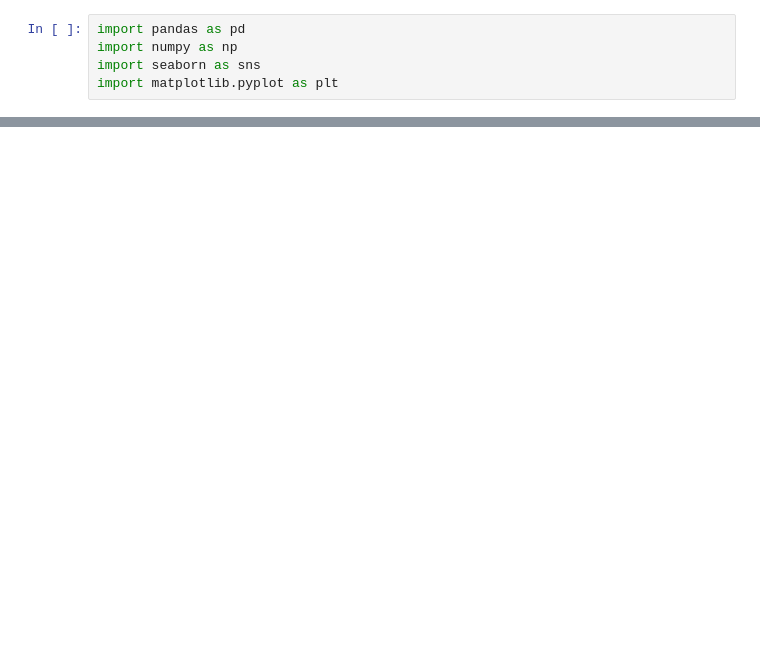
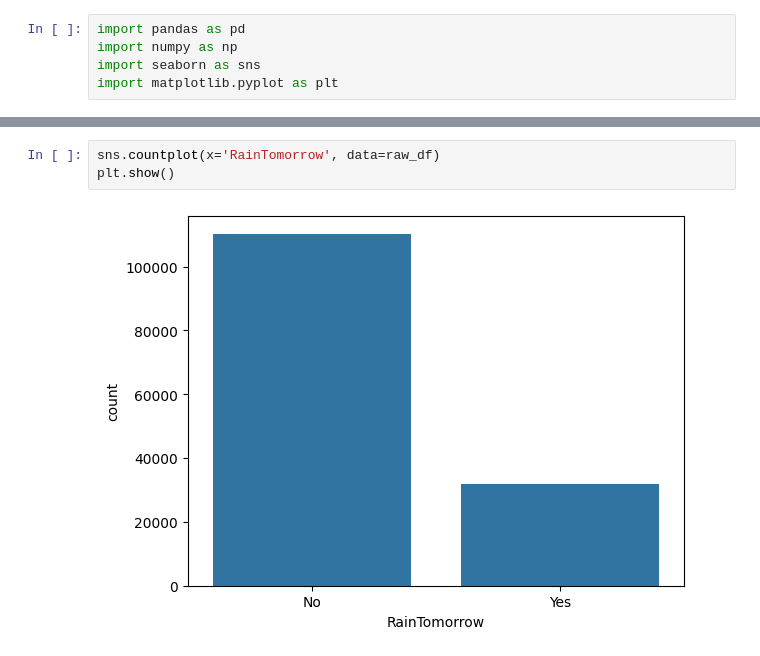
Before and after one commit to 22AmitDeo/Random-Forests, a Jupyter notebook: notebook.ipynb, the cells around one changed output, grey strips where cells are left out. Saved outputs shown, nothing was run; the diff lists cells and outputs as text; blank space fills up the shorter version.

```diff
--- a/notebook.ipynb
+++ b/notebook.ipynb
@@ -22,0 +35,5 @@ raw_df
+# %%
+sns.countplot(x='RainTomorrow', data=raw_df)
+plt.show()
+# %% [output]
+[figure, added]
```
Also changed, not shown: parts of 39 cells of this notebook.
